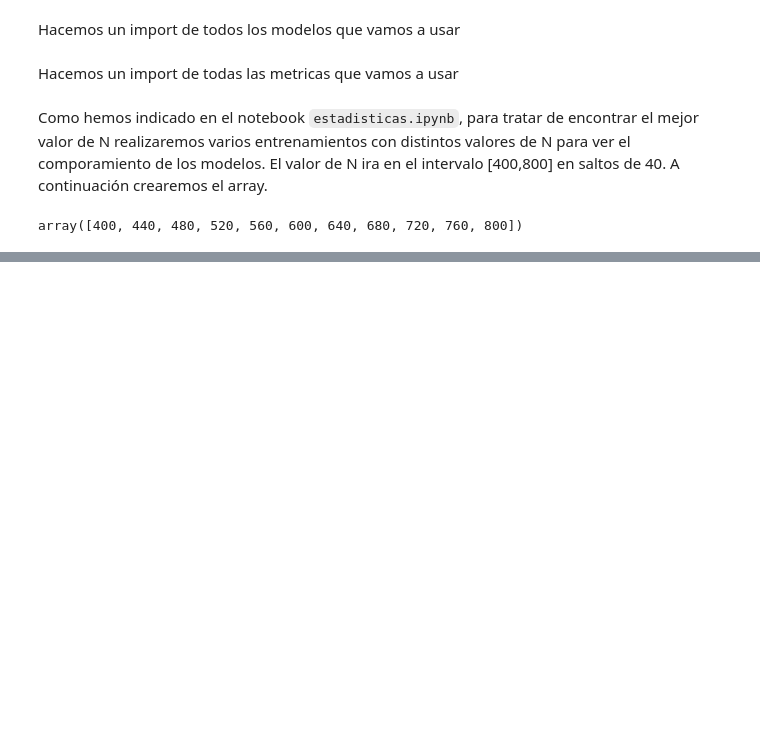
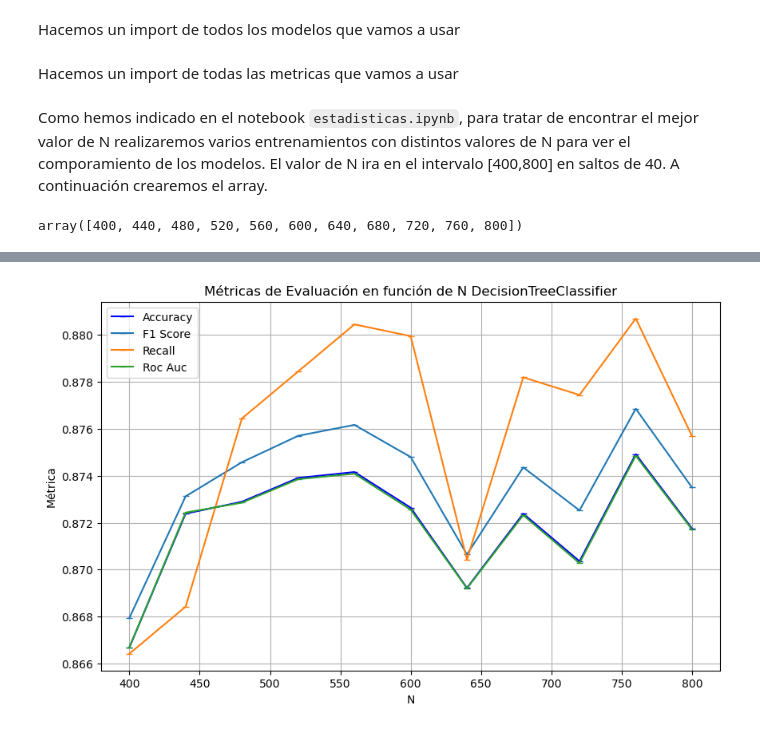
Before and after one commit to ruben-niwe/TFG, a Jupyter notebook: codigos/modelosML.ipynb, the cells around one changed output, grey strips where cells are left out. Cells and saved outputs as stored; diff of their text form; code cells hidden in the pictures; blank space fills up the shorter version.

```diff
--- a/codigos/modelosML.ipynb
+++ b/codigos/modelosML.ipynb
@@ -193,0 +279,3 @@ accuracys_LogisticRegresion
+# %%
+DTC = DecisionTreeClassifier(criterion='gini', splitter='best', random_state=42)
+accuracy_DTC, f1_DTC, recall_DTC, roc_DTC = metricas_entrenamiento_valores_N(DTC, df_train, df_valid, valores_N)
@@ -193,0 +463,4 @@ accuracys_LogisticRegresion
+# %%
+graficar_metricas(valores_N, accuracy_DTC, f1_DTC, recall_DTC, roc_DTC, titulo='DecisionTreeClassifier')
+# %% [output]
+[figure, added]
```
Also changed, not shown: parts of 39 cells of this notebook, 3 other files.
